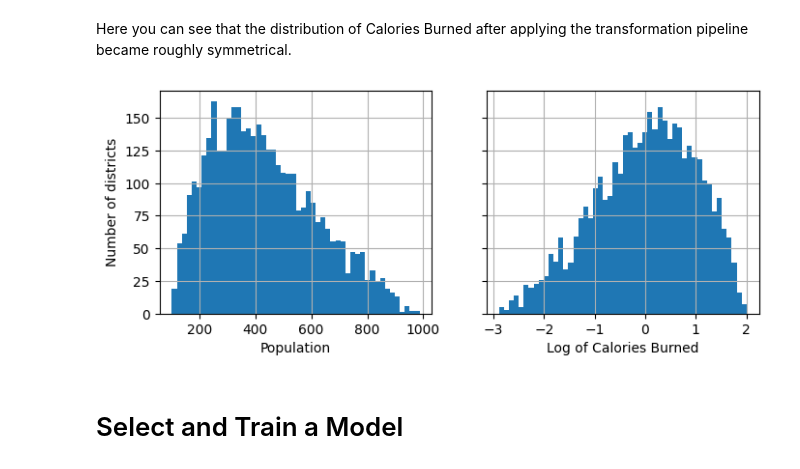
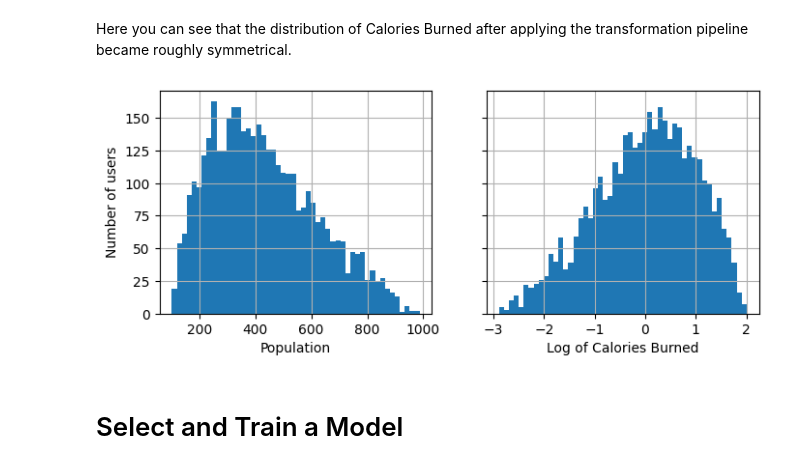
Before and after one commit to yooproj/data-analytics, a Jupyter notebook: DataAnalytics.ipynb, the cells around one changed output. Cells and saved outputs as stored; diff of their text form; code cells hidden in the pictures.

```diff
--- a/DataAnalytics.ipynb
+++ b/DataAnalytics.ipynb
@@ -6,7 +6,7 @@ import pandas as pd
 import tarfile
 import urllib.request
 
-def load_housing_data():
+def load_data():
     path = Path("dataset.csv")
     if not path.is_file():
         url = "https://github.com/yooproj/data-analytics/blob/main/dataset.csv"
@@ -286,7 +286,7 @@ First, I look at min and max values for App Sessions categorical attribute.
 
 *   App Sessions ranges from 50 to 199 (I split it into 3 categories)
 # %%
-df = load_housing_data() # make sure it is clean.
+df = load_data() # make sure it is clean.
 
 print(df['App Sessions'].describe()['min'])
 print(df['App Sessions'].describe()['max'])
@@ -427,16 +427,16 @@ Here you can see that the distribution of Calories Burned after applying the tra
 # %%
 fig, axs = plt.subplots(1, 2, figsize=(8, 3), sharey=True)
 
 df['Calories Burned'].hist(ax=axs[0], bins=50, figsize=(8, 3))
 axs[0].set_xlabel("Population")
 axs[1].set_xlabel("Log of population")
-axs[0].set_ylabel("Number of districts")
+axs[0].set_ylabel("Number of users")
 plt.xlabel('Original Calories Burned Distribution')
 df_prepared_fr['log__Calories Burned'].hist(ax=axs[1], bins=50, figsize=(8, 3))
 plt.xlabel('Log of Calories Burned')
 plt.show()
 # %% [output]
-[figure, old version]
+[figure, new version]
 # %% [markdown]
 # Select and Train a Model
 # %% [markdown]
```
Also changed, not shown: parts of 1 cell of this notebook.
